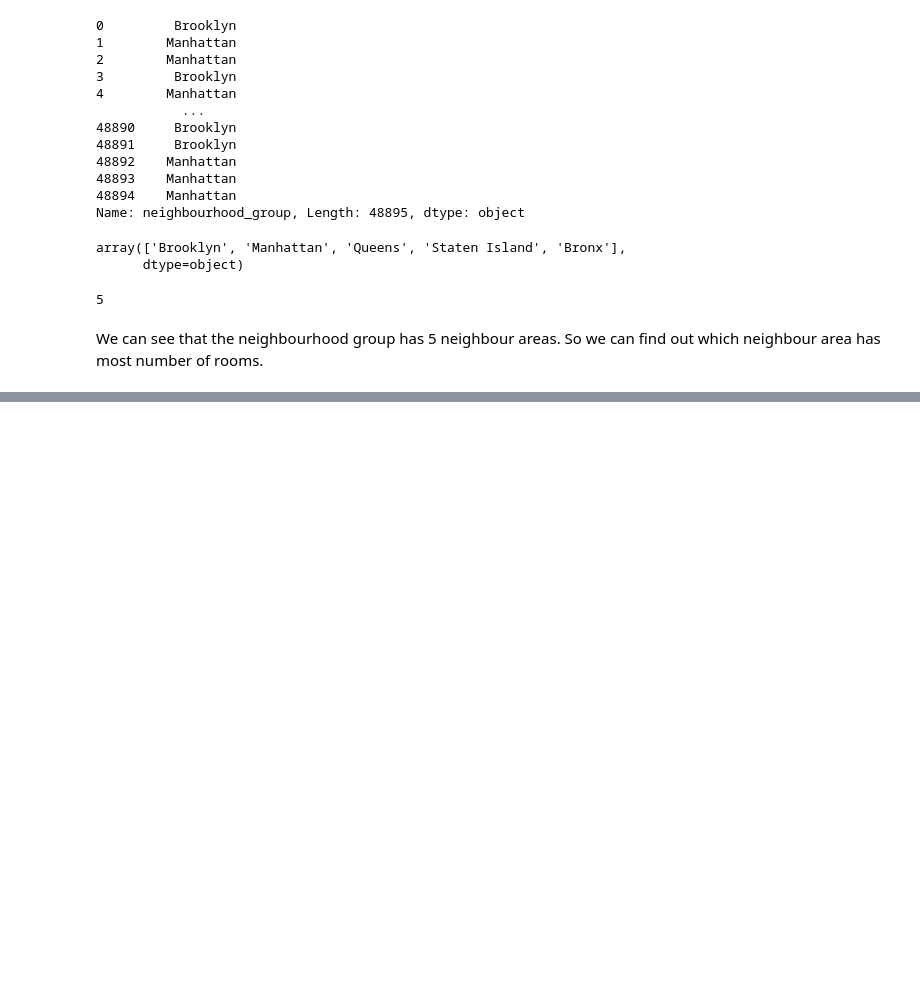
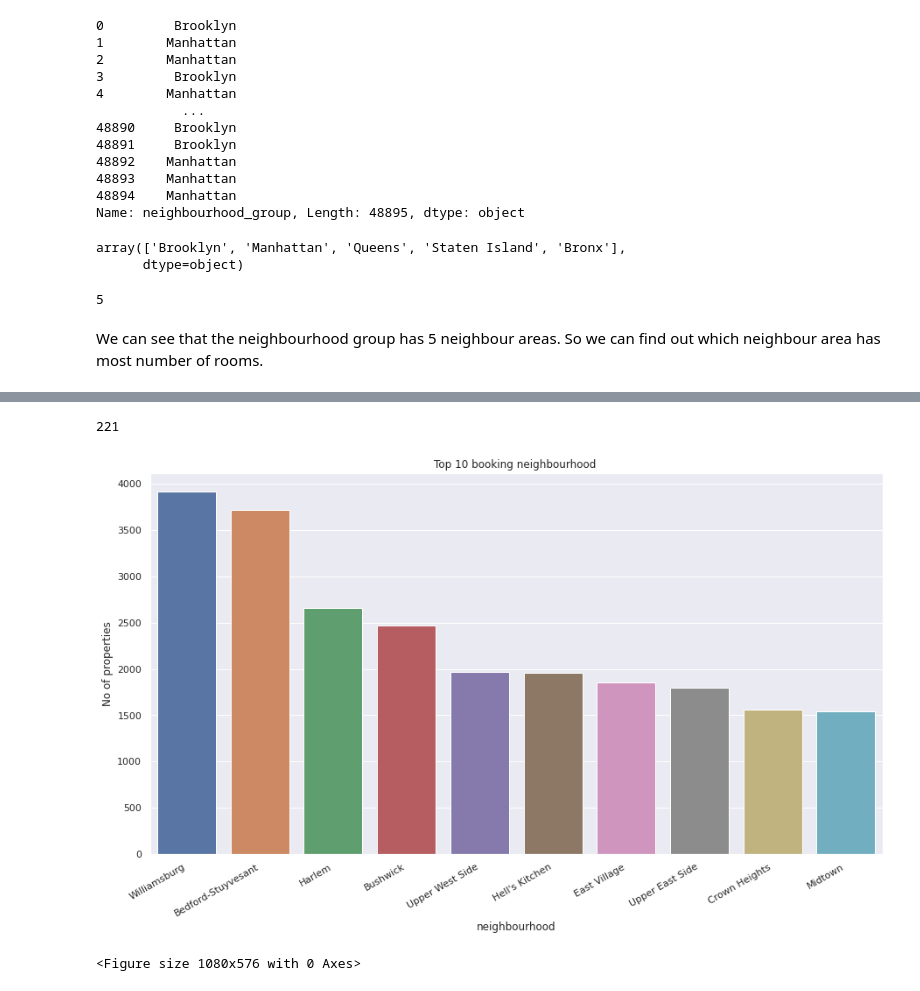
Before and after one commit to Anku0210/AirBnB-booking-Analysis, a Jupyter notebook: Project_on_Airbnb_Bookings_Analysis_Capstone_Project.ipynb, the cells around one changed output, grey strips where cells are left out. Cells and saved outputs as stored; diff of their text form; code cells hidden in the pictures; blank space fills up the shorter version.

```diff
--- a/Project_on_Airbnb_Bookings_Analysis_Capstone_Project.ipynb
+++ b/Project_on_Airbnb_Bookings_Analysis_Capstone_Project.ipynb
@@ -235,0 +283,13 @@ We can see that the neighbourhood group has 5 neighbour areas. So we can find ou
+# %%
+df.neighbourhood.nunique()
+# %% [output]
+221
+# %%
+sns.countplot( df.neighbourhood, order =df.neighbourhood.value_counts().iloc[:10].index).set_title('Top 10 booking neighbourhood ')
+plt.xticks(rotation=30,ha='right')
+plt.ylabel('No of properties')
+plt.figure(figsize=(15,8))
+plt.show()
+# %% [output]
+[figure, added]
+<Figure size 1080x576 with 0 Axes>
```
Also changed, not shown: parts of 41 cells of this notebook.
